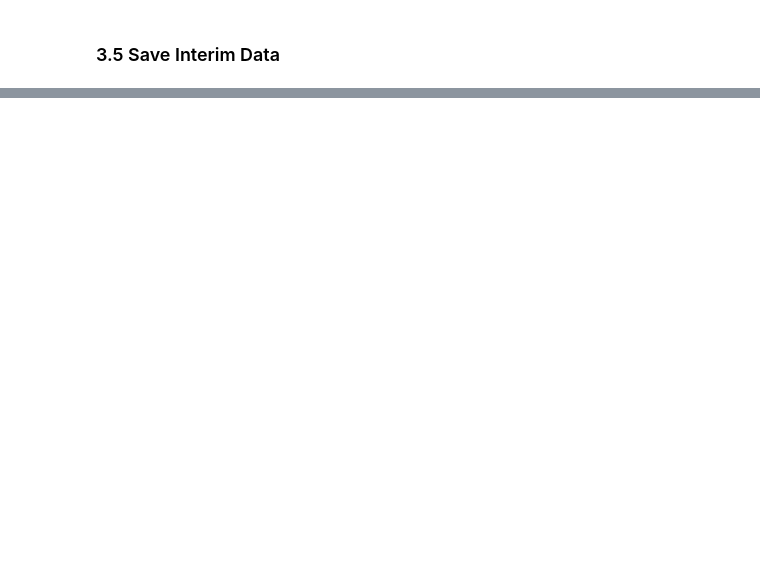
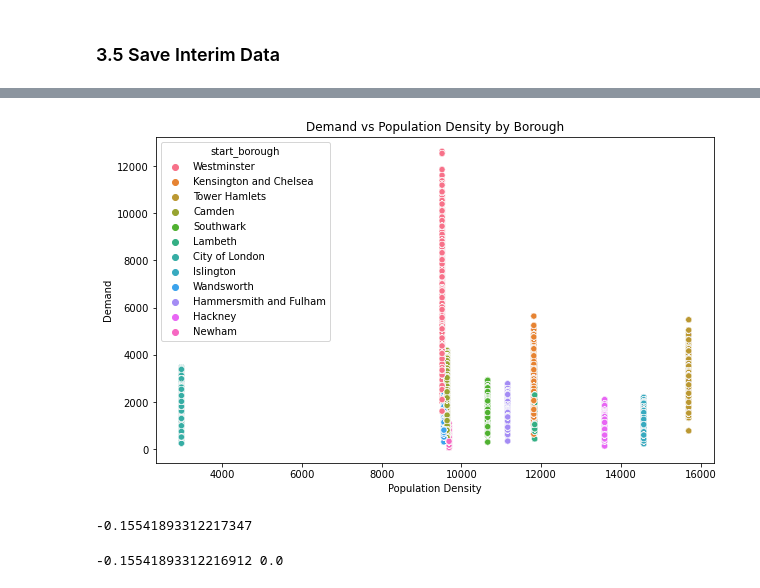
Before and after one commit to tabeaeggler/UrbanMobility, a Jupyter notebook: notebooks/03_journey_data_feature_engineering.ipynb, the cells around one changed output, grey strips where cells are left out. Drawn from its saved outputs; the diff is of its cells as text; code cells hidden in the pictures; blank space fills up the shorter version.

```diff
--- a/notebooks/03_journey_data_feature_engineering.ipynb
+++ b/notebooks/03_journey_data_feature_engineering.ipynb
@@ -295,0 +396,13 @@ yearly_dfs[2022].to_csv('/Users/tabea/Documents/UrbanMobility/data/journey_data_
+# %%
+# TS006 population density: population_density
+TS006_df = pd.read_csv('../data/external/TS006_population_density.csv')
+TS006_df = TS006_df.rename(columns={"Population Density: Persons per square kilometre; measures: Value": "population_density"})
+
+
+# merge with start_borough
+journey_TS006_df = journey_19_df.merge(TS006_df, left_on='start_borough', right_on='geography', how='left')
+journey_TS006_df['start_date'] = pd.to_datetime(journey_TS006_df['start_date'])
+journey_TS006_df['date'] = journey_TS006_df['start_date'].dt.date
+journey_TS006_df['demand'] = journey_TS006_df.groupby(['start_borough', 'date'])['rental_id'].transform('count')
+
+journey_TS006_df.head()
@@ -295,0 +417,20 @@ yearly_dfs[2022].to_csv('/Users/tabea/Documents/UrbanMobility/data/journey_data_
+# %%
+import seaborn as sns
+import matplotlib.pyplot as plt
+
+plt.figure(figsize=(10,6))
+sns.scatterplot(x='population_density', y='demand', hue='start_borough', data=journey_TS006_df)
+
+plt.title('Demand vs Population Density by Borough')
+plt.xlabel('Population Density')
+plt.ylabel('Demand')
+
+plt.show()
+# %% [output]
+[figure, added]
+# %%
+# calculate correlation
+correlation = journey_TS006_df['population_density'].corr(journey_TS006_df['demand'])
+print(correlation)
+# %% [output]
+-0.15541893312217347
@@ -295,0 +442,4 @@ yearly_dfs[2022].to_csv('/Users/tabea/Documents/UrbanMobility/data/journey_data_
+# %%
+print(correlation, p_value)
+# %% [output]
+-0.15541893312216912 0.0
```
Also changed, not shown: parts of 19 cells of this notebook, 3 other files.
